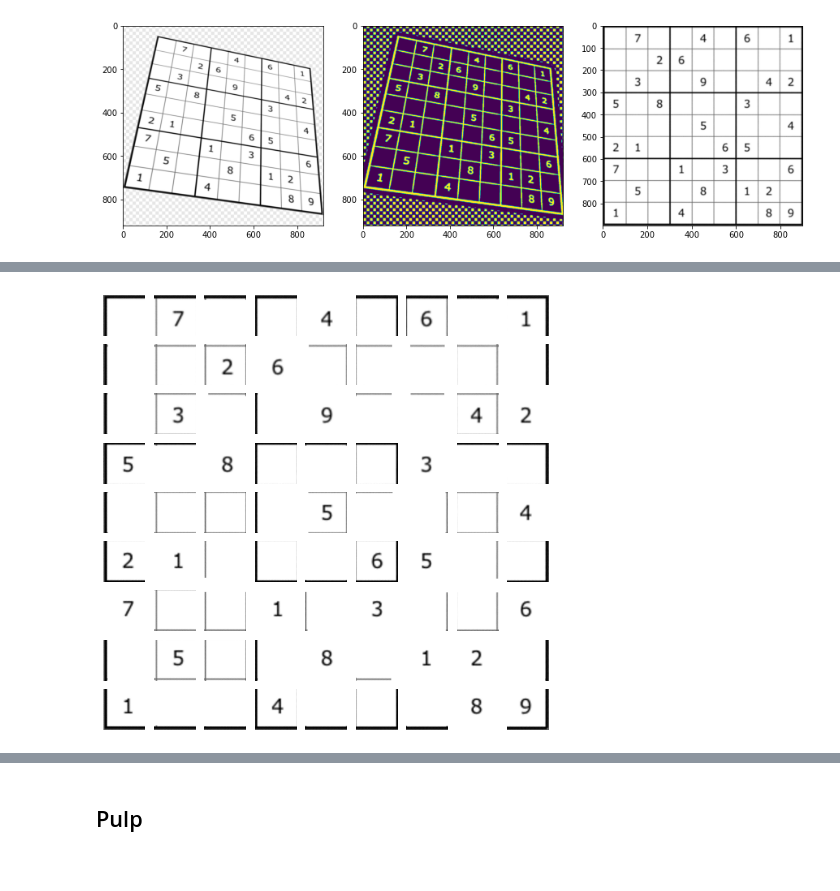
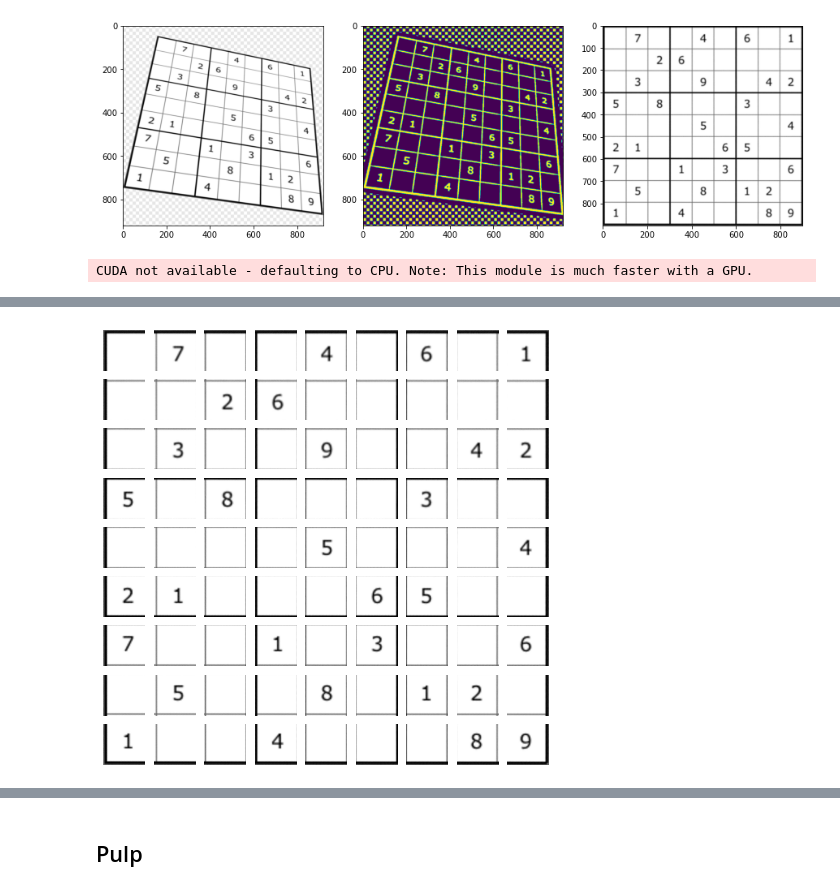
Before and after one commit to Rhinestone1337/sudoku-solver, a Jupyter notebook: sudoku solver.ipynb, the cells around one changed output, grey strips where cells are left out. Drawn from its saved outputs; the diff is of its cells as text; code cells hidden in the pictures.

```diff
--- a/sudoku pulp opencv.ipynb
+++ b/sudoku solver.ipynb
@@ -22,8 +20,8 @@ img = cv2.imread('examples/7.png')
 blurry = cv2.GaussianBlur(img, (5, 5), 5)
 gray = cv2.cvtColor(blurry, cv2.COLOR_BGR2GRAY)
 thresh = cv2.adaptiveThreshold(gray, 255, cv2.ADAPTIVE_THRESH_GAUSSIAN_C, cv2.THRESH_BINARY_INV,77,5)
-cnts = cv2.findContours(thresh, cv2.RETR_TREE, cv2.CHAIN_APPROX_SIMPLE)
-grabs = imutils.grab_contours(cnts)
+grabs,_ = cv2.findContours(thresh, cv2.RETR_TREE, cv2.CHAIN_APPROX_SIMPLE)
+
 grabs = sorted(grabs, key=cv2.contourArea, reverse=True)
 location = None
 for grab in grabs:
@@ -57,7 +55,9 @@ for i, j in zip(range(len(ax)), [img, thresh, board]):
 # %% [output]
 [figure]
 # %%
-df_final = pd.DataFrame(index=range(1, 10), columns=range(1, 10))
+import easyocr
+reader = easyocr.Reader(['en'])
+df = pd.DataFrame(index=range(1, 10), columns=range(1, 10))
 
 fig, ax = plt.subplots(9, 9, figsize=(8,8))
 split = np.split(board, 9, axis=1)
@@ -65,55 +65,18 @@ plmat = []
 for col,j  in enumerate(split):
     digs = np.split(j, 9)
     for row,d in enumerate(digs):
-        g = d.copy()
-        # g = cv2.copyMakeBorder(g, 20, 20, 20, 20, cv2.BORDER_CONSTANT, value=(0,0,0))
-        e = g.copy()
+        # d = d[10:90, 10:90]
+        ax[row][col].imshow(d)
+        ax[row][col].axis('off')
 
-        g = cv2.cvtColor(g, cv2.COLOR_BGR2GRAY)
-        g = cv2.GaussianBlur(g, (5,5), 5)
-        g = cv2.adaptiveThreshold(g, 255, cv2.ADAPTIVE_THRESH_GAUSSIAN_C, cv2.THRESH_BINARY_INV, 57, 5)
-        kernel = cv2.getStructuringElement(shape=cv2.MORPH_ELLIPSE, ksize=(1,3))
-        g = cv2.morphologyEx(g, cv2.MORPH_OPEN, kernel, iterations=2)
+        text = reader.readtext(d, allowlist='0123456789', detail=False)
 
-        cnts, _ = cv2.findContours(g, cv2.RETR_TREE, cv2.CHAIN_APPROX_SIMPLE)
+        if len(text) > 0:
+            df.iloc[row, col] = text[0]
+            plmat.append([text[0], str(row+1), str(col+1)])
 
-        contours_poly = [None for i in range(len(cnts))]
-        boundRect = [None for i in range(len(cnts))]
-
-        for i, c in enumerate(cnts):
-            contours_poly[i] = cv2.approxPolyDP(c, 1, True)
-            boundRect[i] = cv2.boundingRect(contours_poly[i])
-
-        drawing = np.zeros((g.shape[0], g.shape[1], 3), dtype=np.uint8)
-
-
-        for i in range(len(cnts)):
-            color = 255
-            cv2.drawContours(drawing, contours_poly, i, color, 1)
-            cv2.rectangle(drawing, (int(boundRect[i][0]), int(boundRect[i][1])), (int(boundRect[i][0]+boundRect[i][2]), int(boundRect[i][1]+boundRect[i][3])), color, -1)
-
-        drawing = cv2.cvtColor(drawing, cv2.COLOR_BGR2GRAY)
-        fincnts, _ = cv2.findContours(drawing, cv2.RETR_TREE, cv2.CHAIN_APPROX_SIMPLE)
-        fincnts = sorted(fincnts, key=cv2.contourArea, reverse=True)
-        finmask = np.zeros_like(e)
-
-        cv2.drawContours(finmask, fincnts[:1], -1, (255,255,255), -1)
-        rst = cv2.bitwise_and(e, finmask)
-        rst[finmask==0] = 255
-
-
-        ax[row][col].imshow(rst)
-        ax[row][col].axis('off')
-        text = pytesseract.image_to_string(rst, config='--psm 10 digits')
-        plmat.append([text, str(row+1), str(col+1)])
-        df_final.iloc[row, col] = text
-
-
-df_final.fillna('', inplace=True)
-df_final = df_final.applymap(lambda x: x[:x.find('\n')])
-df_final = df_final.applymap(lambda x: ''.join(re.findall('[1-9]', x)))
-df_final = df_final[~(df_final=='')]
-
-df_final
+df.fillna('', inplace=True)
+df
 # %% [output]
+CUDA not available - defaulting to CPU. Note: This module is much faster with a GPU.
 |  | 1 | 2 | 3 | 4 | 5 | 6 | 7 | 8 | 9 |
@@ -129,2 +92,2 @@ df_final
-[figure, old version]
+[figure, new version]
 # %%
```
Also changed, not shown: parts of 5 cells of this notebook, 1 other file.
